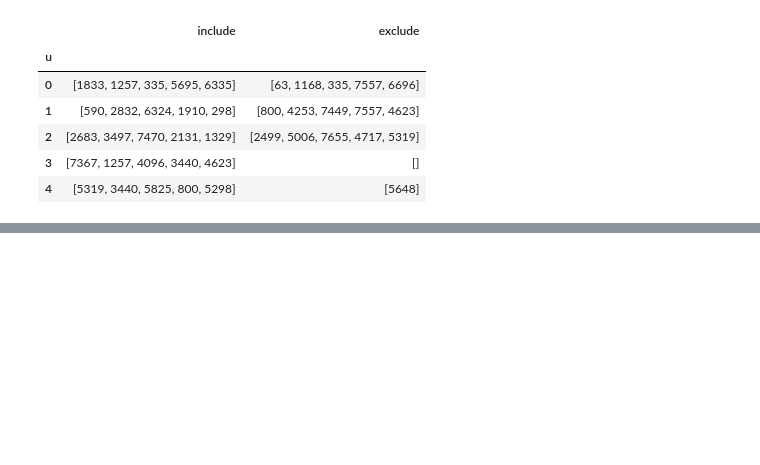
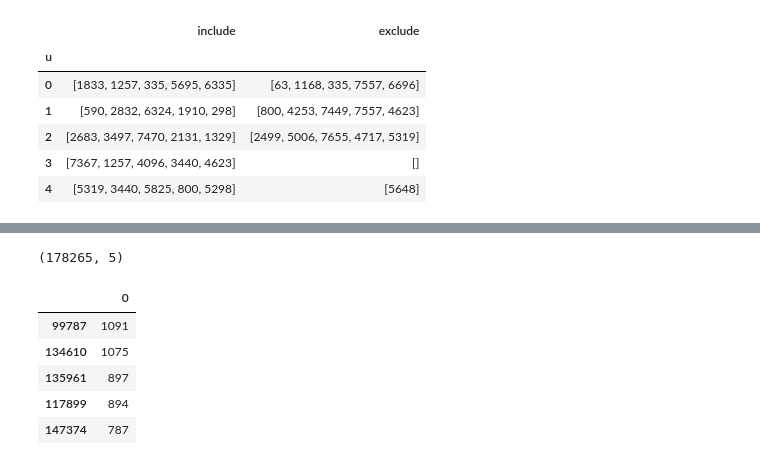
Before and after one commit to rach-rgb/food-recommendation-w-constraints, a Jupyter notebook: notebooks/constraint.ipynb, the cells around one changed output, grey strips where cells are left out. Cells and saved outputs as stored; diff of their text form; code cells hidden in the pictures; blank space fills up the shorter version.

```diff
--- a/notebooks/constraint.ipynb
+++ b/notebooks/constraint.ipynb
@@ -218,0 +220,6 @@ nutr_const.to_csv('../data/nutr_const.csv', index = False)
+# %%
+recipe_data = pd.read_csv('../data/recipe_data.csv')
+# %%
+recipe_data.shape
+# %% [output]
+(178265, 5)
@@ -218,0 +233,11 @@ nutr_const.to_csv('../data/nutr_const.csv', index = False)
+# %%
+food_count_data = pd.DataFrame(appear)
+food_count_data.sort_values(by = 0, ascending = False, inplace = True)
+food_count_data.head()
+# %% [output]
+|  | 0 |
+| 99787 | 1091 |
+| 134610 | 1075 |
+| 135961 | 897 |
+| 117899 | 894 |
+| 147374 | 787 |
```
Also changed, not shown: parts of 12 cells of this notebook, 1 other file.
